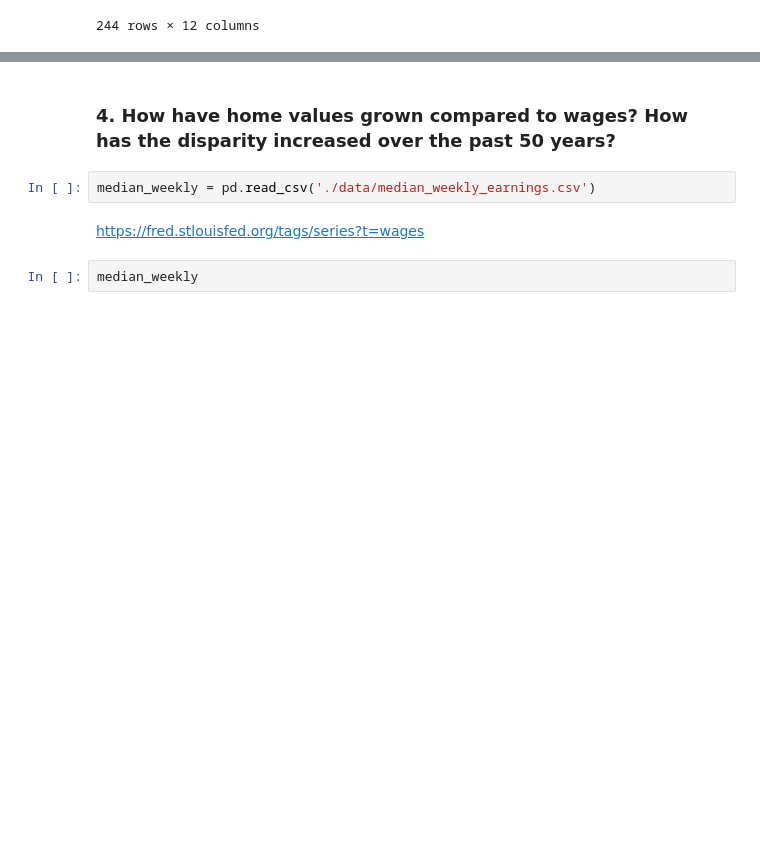
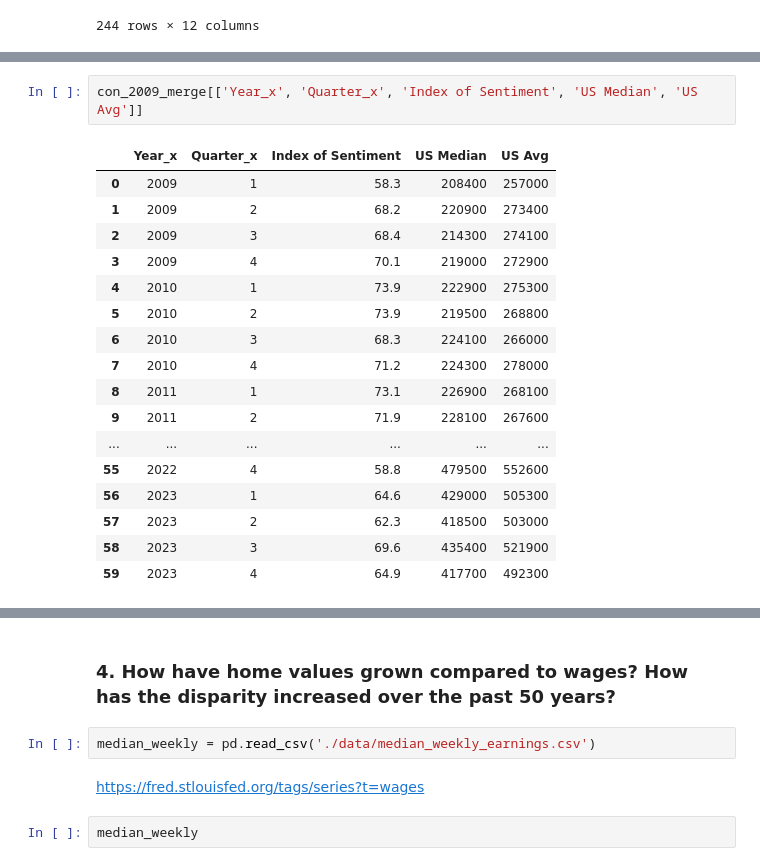
Before and after one commit to mwestonjr/Capstone, a Jupyter notebook: avg_home_sales.ipynb, the cells around one changed output, grey strips where cells are left out. Cells and saved outputs as stored; diff of their text form; blank space fills up the shorter version.

```diff
--- a/avg_home_sales.ipynb
+++ b/avg_home_sales.ipynb
@@ -1214,0 +1276,20 @@ con_avg_corr.corr()
+# %%
+con_2009_merge[['Year_x', 'Quarter_x', 'Index of Sentiment', 'US Median', 'US Avg']]
+# %% [output]
+|  | Year_x | Quarter_x | Index of Sentiment | US Median | US Avg |
+| 0 | 2009 | 1 | 58.3 | 208400 | 257000 |
+| 1 | 2009 | 2 | 68.2 | 220900 | 273400 |
+| 2 | 2009 | 3 | 68.4 | 214300 | 274100 |
+| 3 | 2009 | 4 | 70.1 | 219000 | 272900 |
+| 4 | 2010 | 1 | 73.9 | 222900 | 275300 |
+| 5 | 2010 | 2 | 73.9 | 219500 | 268800 |
+| 6 | 2010 | 3 | 68.3 | 224100 | 266000 |
+| 7 | 2010 | 4 | 71.2 | 224300 | 278000 |
+| 8 | 2011 | 1 | 73.1 | 226900 | 268100 |
+| 9 | 2011 | 2 | 71.9 | 228100 | 267600 |
+| ... | ... | ... | ... | ... | ... |
+| 55 | 2022 | 4 | 58.8 | 479500 | 552600 |
+| 56 | 2023 | 1 | 64.6 | 429000 | 505300 |
+| 57 | 2023 | 2 | 62.3 | 418500 | 503000 |
+| 58 | 2023 | 3 | 69.6 | 435400 | 521900 |
+| 59 | 2023 | 4 | 64.9 | 417700 | 492300 |
```
Also changed, not shown: parts of 144 cells of this notebook, 1 other file.
